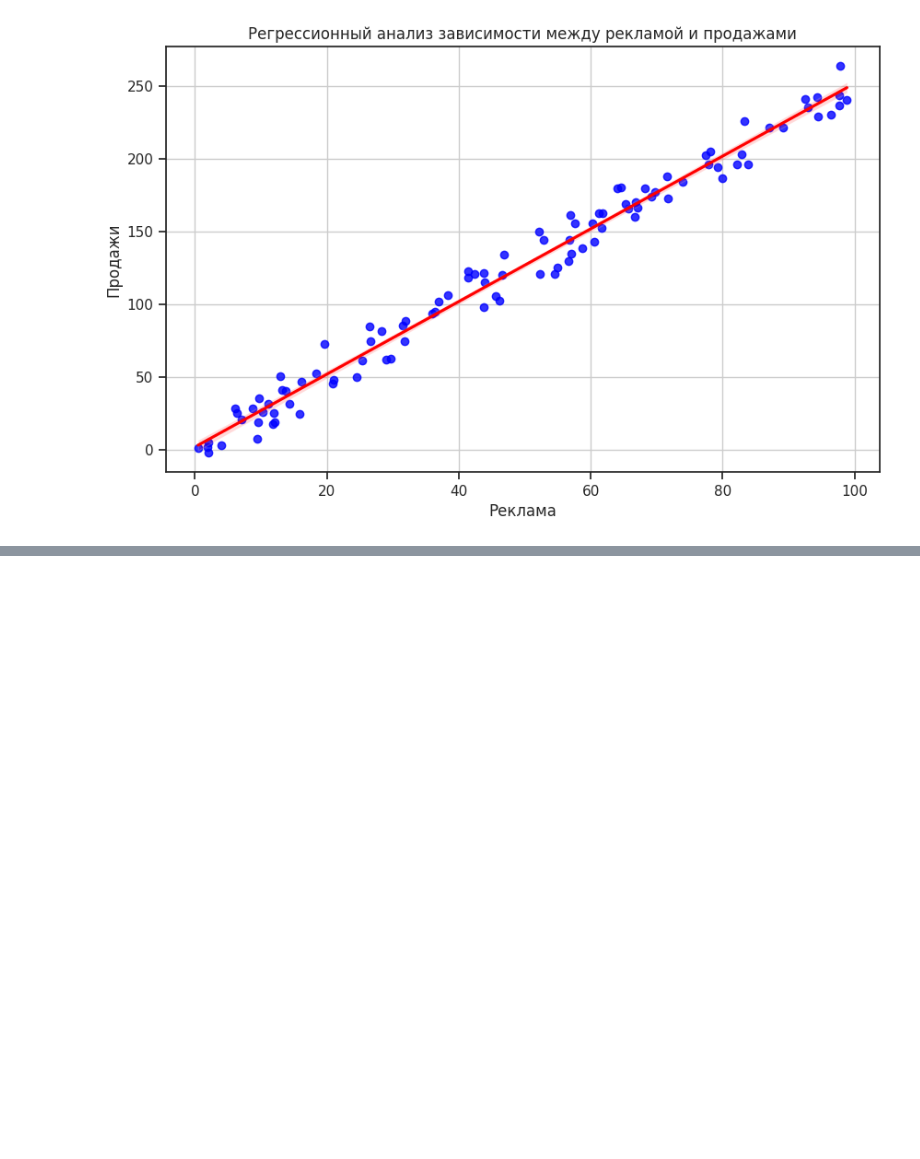
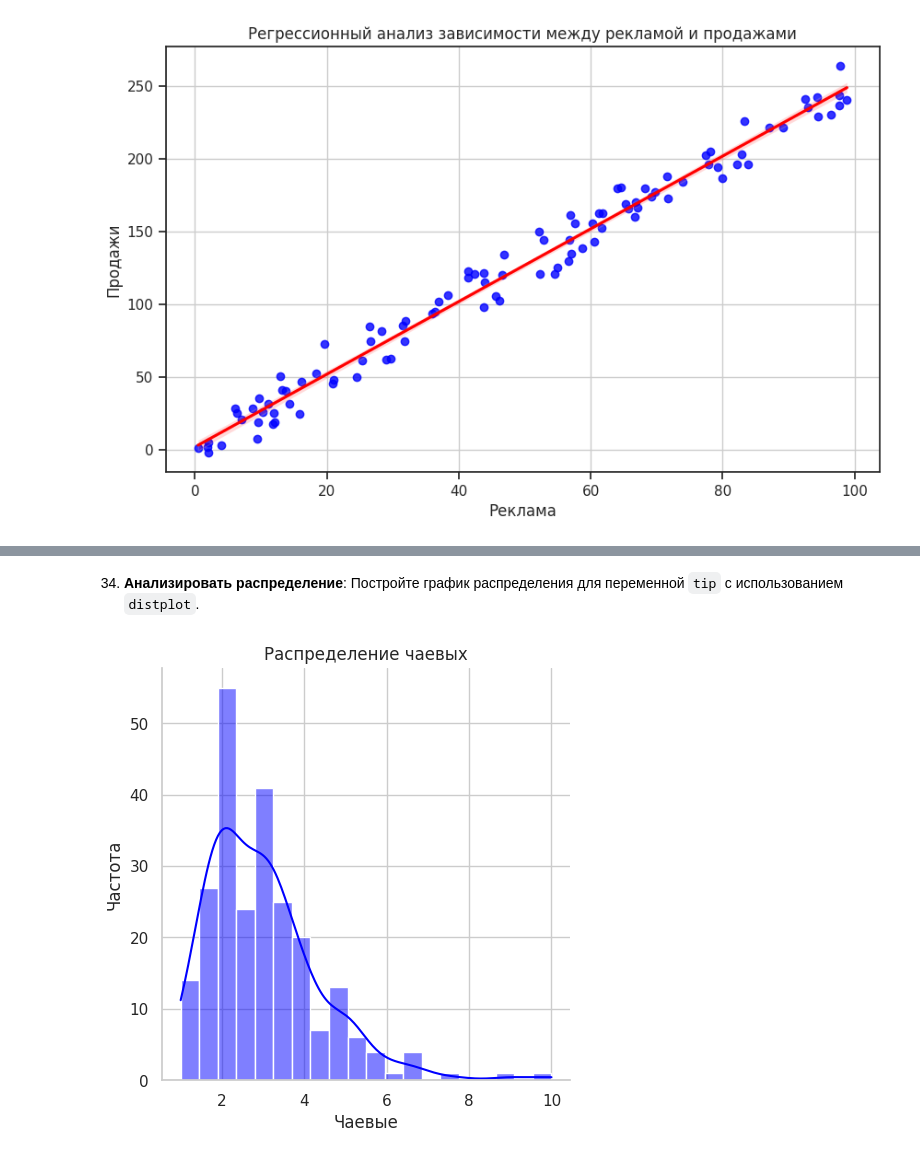
Before and after one commit to Daarlens/ProBook, a Jupyter notebook: Библиотека_Seaborn.ipynb, the cells around one changed output, grey strips where cells are left out. Saved outputs shown, nothing was run; the diff lists cells and outputs as text; code cells hidden in the pictures; blank space fills up the shorter version.

```diff
--- a/Библиотека_Seaborn.ipynb
+++ b/Библиотека_Seaborn.ipynb
@@ -1257,0 +1332,14 @@ plt.show()
+# %% [markdown]
+34. **Анализировать распределение**: Постройте график распределения для переменной `tip` с использованием `distplot`.
+# %%
+import seaborn as sns
+import matplotlib.pyplot as plt
+
+tips = sns.load_dataset('tips')
+sns.displot(tips['tip'], kde=True, color='blue', bins=20)  # kde=True добавляет кривую плотности
+plt.title('Распределение чаевых')
+plt.xlabel('Чаевые')
+plt.ylabel('Частота')
+plt.show()
+# %% [output]
+[figure, added]
```
Also changed, not shown: parts of 15 cells of this notebook.
